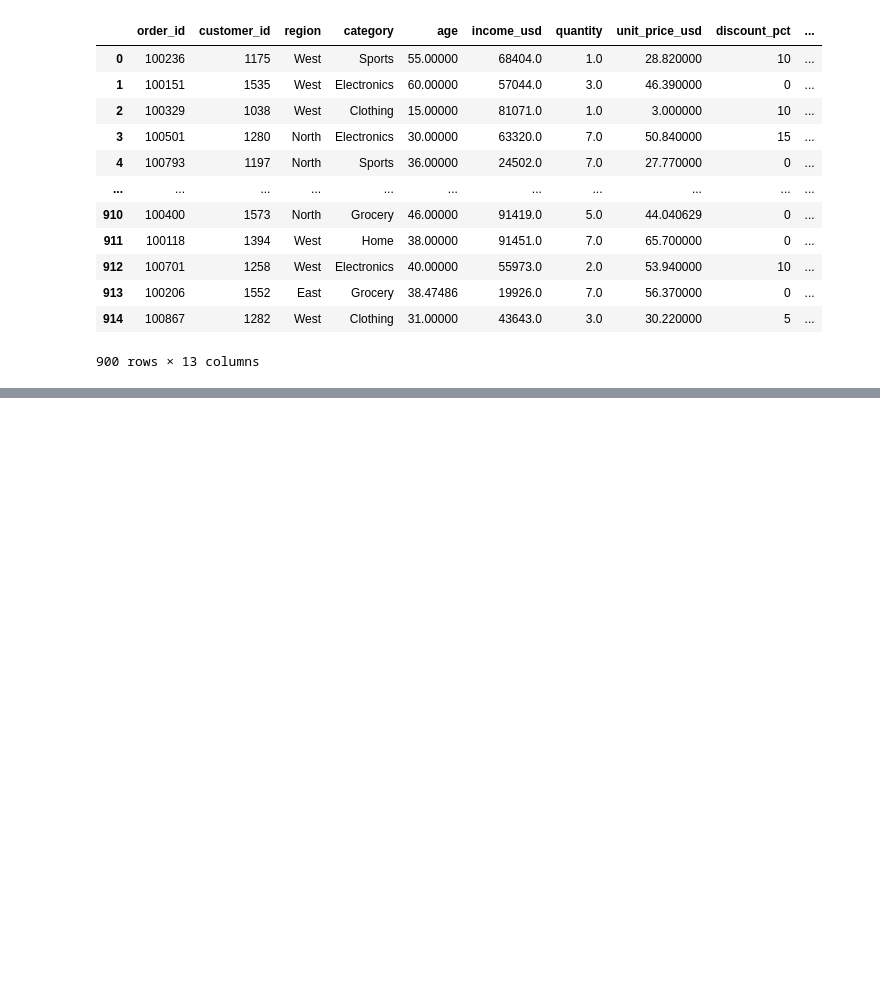
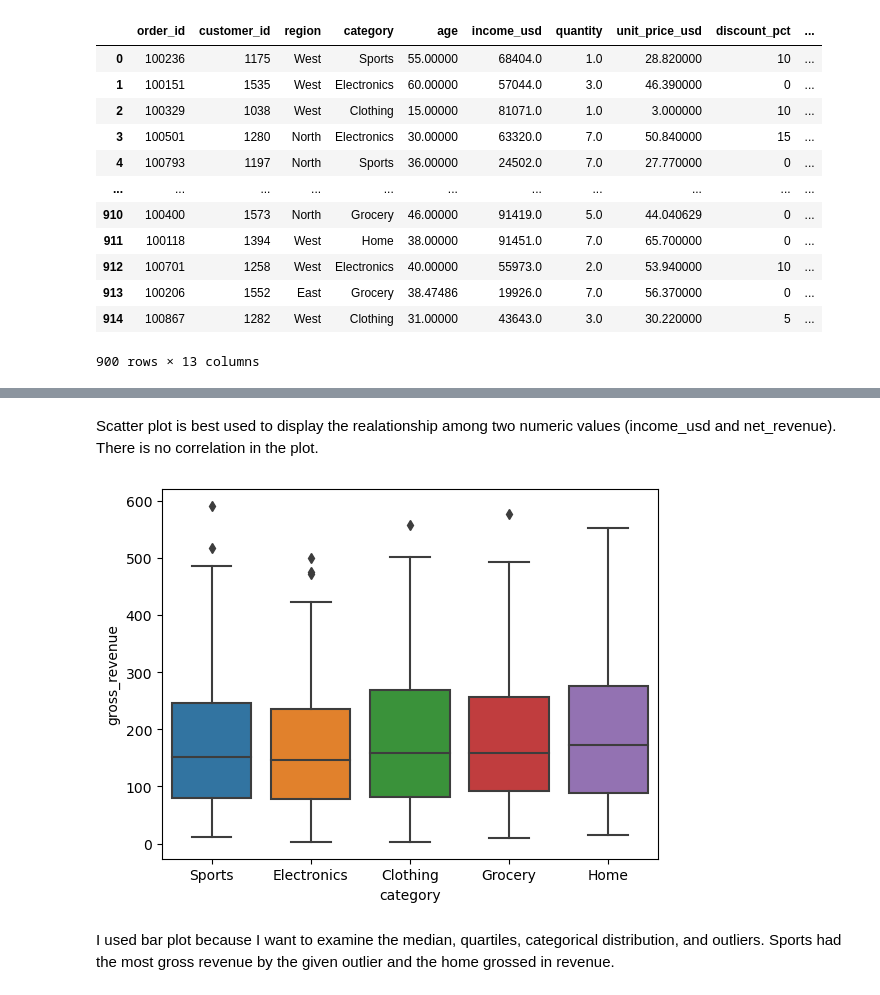
Before and after one commit to uofl-sbabb/DataVisualizationCSE-551, a Jupyter notebook: Project2/Assignment2-Part1.ipynb, the cells around one changed output, grey strips where cells are left out. Saved outputs shown, nothing was run; the diff lists cells and outputs as text; code cells hidden in the pictures; blank space fills up the shorter version.

```diff
--- a/Project2/Assignment2-Part1.ipynb
+++ b/Project2/Assignment2-Part1.ipynb
@@ -375,0 +400,10 @@ messy_customer_orders_df
+# %% [markdown]
+Scatter plot is best used to display the realationship among two numeric values (income_usd and net_revenue). There is no correlation in the plot.
+# %%
+# Which category grossed the most/least in revenue, are their any outliers?:
+sns.boxplot(data=messy_customer_orders_df, x='category', y='gross_revenue')
+plt.show()
+# %% [output]
+[figure, added]
+# %% [markdown]
+I used bar plot because I want to examine the median, quartiles, categorical distribution, and outliers. Sports had the most gross revenue by the given outlier and the home grossed in revenue.
```
Also changed, not shown: parts of 5 cells of this notebook.
